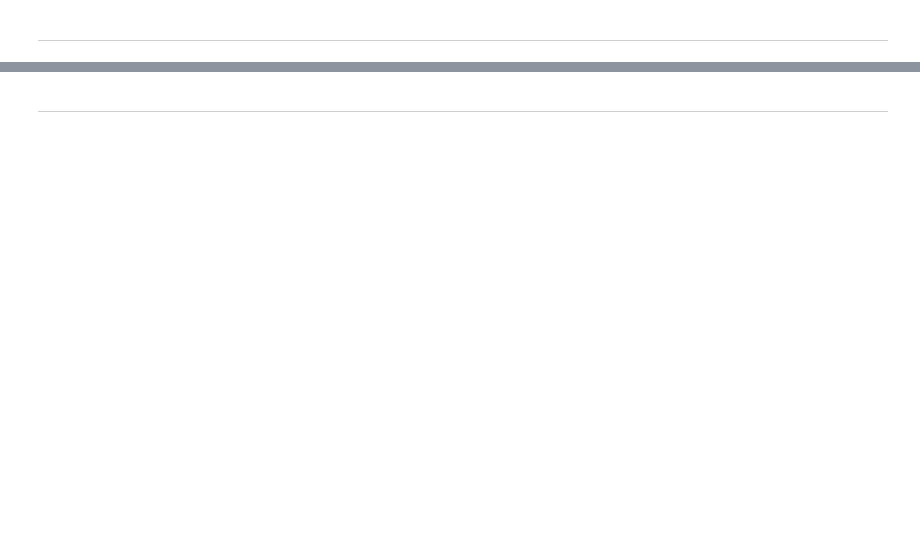
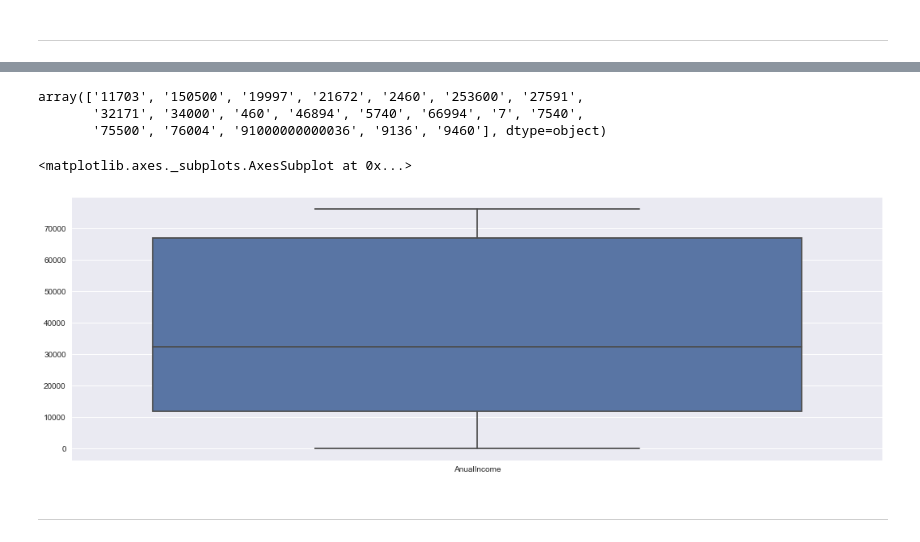
Before and after one commit to AndyDeNike/RMOTR, a Jupyter notebook: projects/data-science/ds-unit-1-marketing/Project - Marketing Analysis.ipynb, the cells around one changed output, grey strips where cells are left out. Cells and saved outputs as stored; diff of their text form; code cells hidden in the pictures; blank space fills up the shorter version.

```diff
--- a/projects/data-science/ds-unit-1-marketing/Project - Marketing Analysis.ipynb
+++ b/projects/data-science/ds-unit-1-marketing/Project - Marketing Analysis.ipynb
@@ -255,6 +258,21 @@ sns.boxplot(data=df['Age'].to_frame())
 </table>
 # %%
 # Your code goes here
+np.sort(df['AnualIncome'].unique())
+# %% [output]
+array(['11703', '150500', '19997', '21672', '2460', '253600', '27591',
+       '32171', '34000', '460', '46894', '5740', '66994', '7', '7540',
+       '75500', '76004', '91000000000036', '9136', '9460'], dtype=object)
+# %%
+# isolate the outliers into array
+outliers = ['91000000000036', '253600', '150500']
+#df with any rows that do not have outlier for AnualIncome
+df = df.loc[~df['AnualIncome'].isin(outliers), :]
+# %%
+sns.boxplot(data=df['AnualIncome'].to_frame())
+# %% [output]
+<matplotlib.axes._subplots.AxesSubplot at 0x...>
+[figure, added]
 # %% [markdown]
 ---
 # %% [markdown]
```
Also changed, not shown: parts of 1 cell of this notebook.
